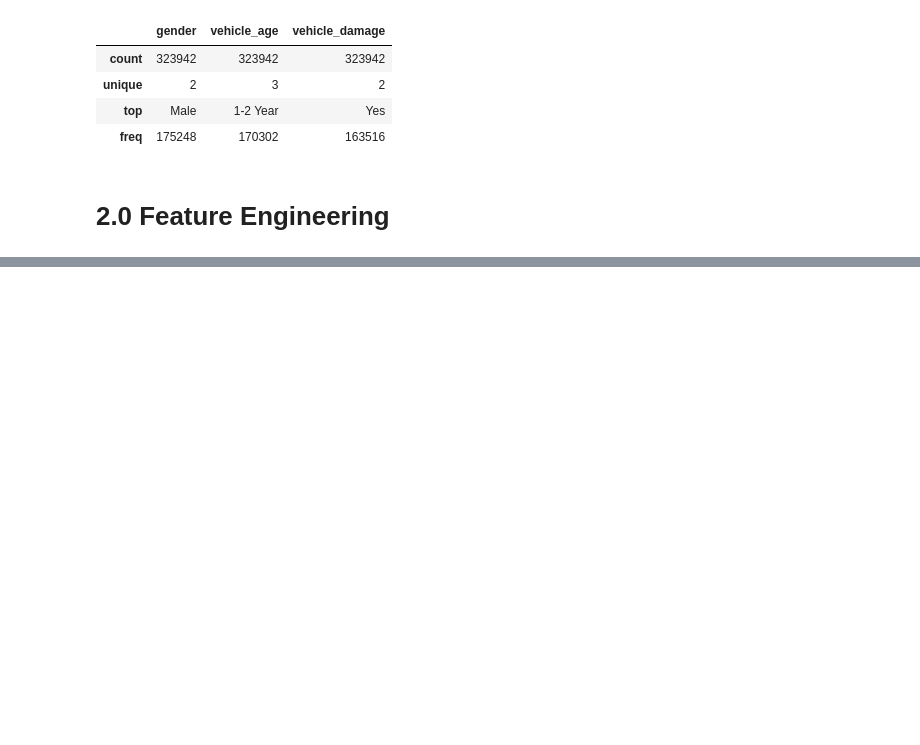
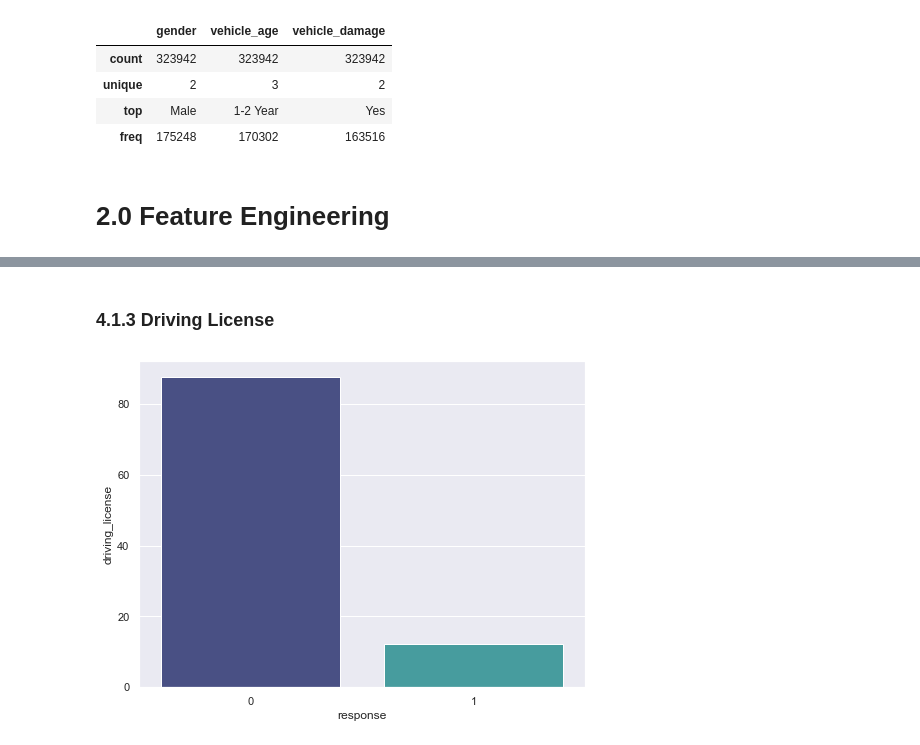
Before and after one commit to FabioCaffarello/insurance-cross-sell, a Jupyter notebook: notebooks/3.1-flc-end-to-end.ipynb, the cells around one changed output, grey strips where cells are left out. Cells and saved outputs as stored; diff of their text form; code cells hidden in the pictures; blank space fills up the shorter version.

```diff
--- a/notebooks/3.1-flc-end-to-end.ipynb
+++ b/notebooks/3.1-flc-end-to-end.ipynb
@@ -214,0 +285,10 @@ cat_attributes.describe()
+# %% [markdown]
+### 4.1.3 Driving License
+# %%
+plt.figure(figsize=(8,6))
+
+aux00 = df04[['driving_license', 'response']].groupby('response').sum().reset_index()
+aux00['driving_license'] = (aux00['driving_license'] / aux00['driving_license'].sum())*100
+sns.barplot(x='response', y='driving_license', data=aux00, palette='mako');
+# %% [output]
+[figure, added]
```
Also changed, not shown: parts of 31 cells of this notebook, 1 other file.
